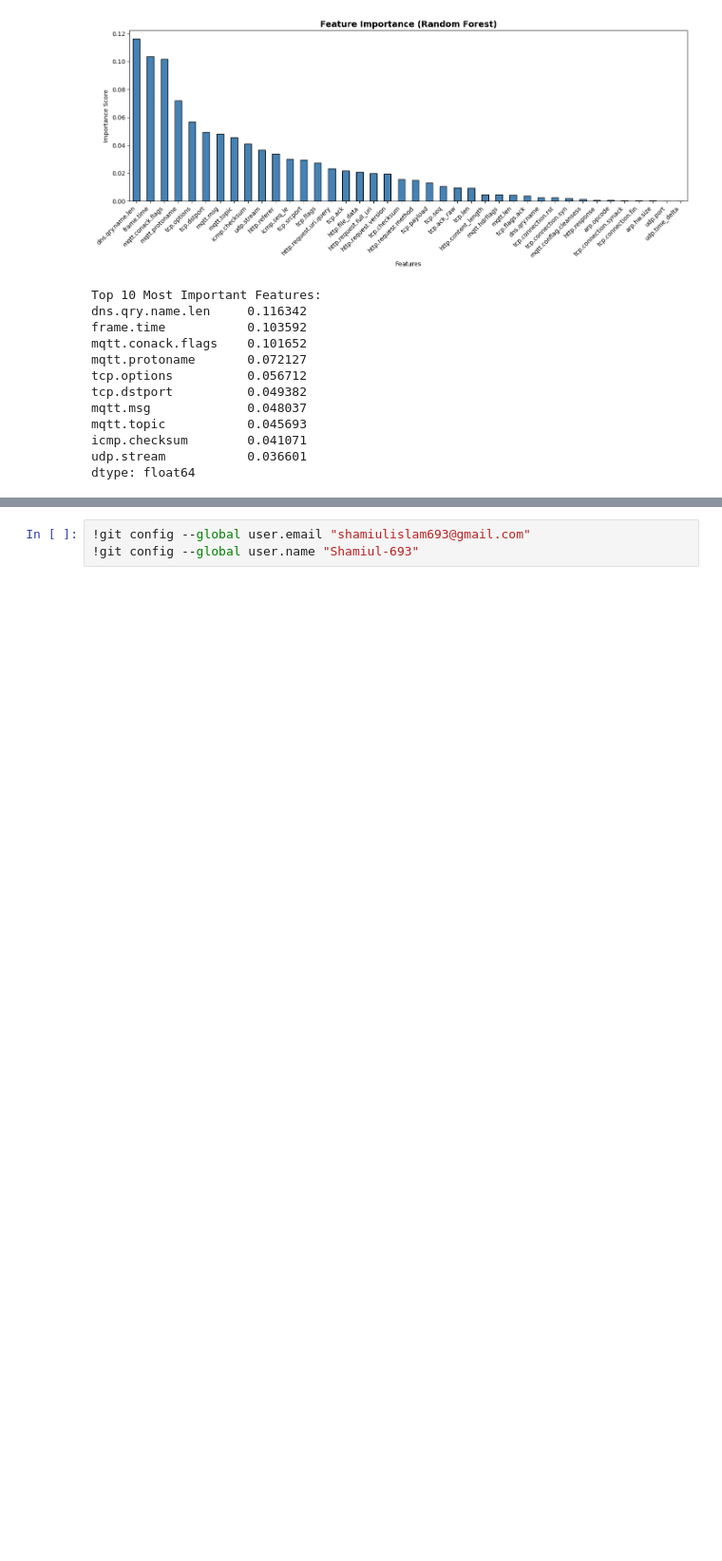
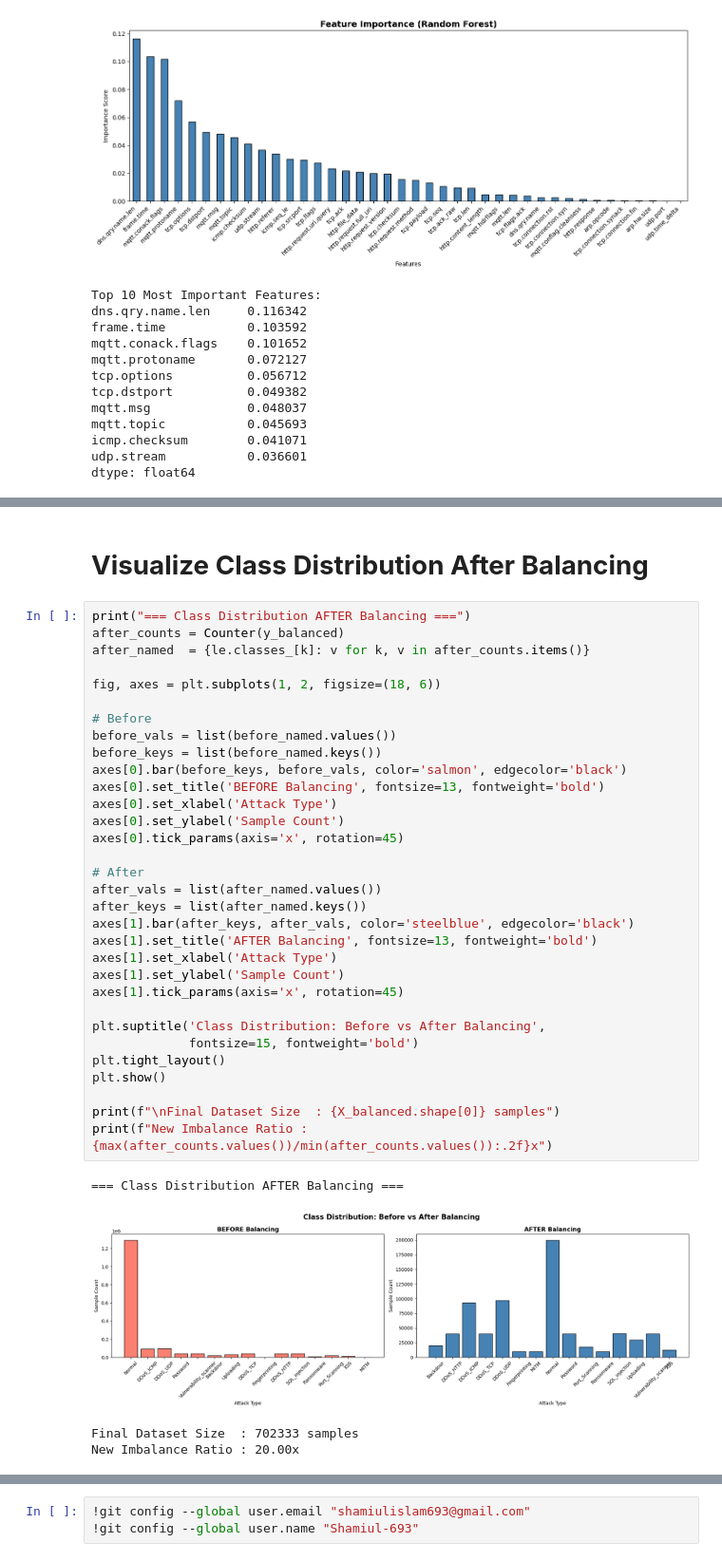
Before and after one commit to Shamiul-693/Robust-Federated-Learning-for-Adversarial-Attack-Detection-in-Resource-Constrained-IoT-Ecosystems, a Jupyter notebook: Robust_Federated_Learning_for_Adversarial_Attack_Detection_in_Resource_Constrained_IoT_Ecosystems_A_Privacy_Preserving_Framework_.ipynb, the cells around one changed output, grey strips where cells are left out. Shown at 95% size. Saved outputs shown, nothing was run; the diff lists cells and outputs as text; blank space fills up the shorter version.

```diff
--- a/Robust_Federated_Learning_for_Adversarial_Attack_Detection_in_Resource_Constrained_IoT_Ecosystems_A_Privacy_Preserving_Framework_.ipynb
+++ b/Robust_Federated_Learning_for_Adversarial_Attack_Detection_in_Resource_Constrained_IoT_Ecosystems_A_Privacy_Preserving_Framework_.ipynb
@@ -750,0 +832,39 @@ dtype: float64
+# %% [markdown]
+# **Visualize Class Distribution After Balancing**
+# %%
+print("=== Class Distribution AFTER Balancing ===")
+after_counts = Counter(y_balanced)
+after_named  = {le.classes_[k]: v for k, v in after_counts.items()}
+
+fig, axes = plt.subplots(1, 2, figsize=(18, 6))
+
+# Before
+before_vals = list(before_named.values())
+before_keys = list(before_named.keys())
+axes[0].bar(before_keys, before_vals, color='salmon', edgecolor='black')
+axes[0].set_title('BEFORE Balancing', fontsize=13, fontweight='bold')
+axes[0].set_xlabel('Attack Type')
+axes[0].set_ylabel('Sample Count')
+axes[0].tick_params(axis='x', rotation=45)
+
+# After
+after_vals = list(after_named.values())
+after_keys = list(after_named.keys())
+axes[1].bar(after_keys, after_vals, color='steelblue', edgecolor='black')
+axes[1].set_title('AFTER Balancing', fontsize=13, fontweight='bold')
+axes[1].set_xlabel('Attack Type')
+axes[1].set_ylabel('Sample Count')
+axes[1].tick_params(axis='x', rotation=45)
+
+plt.suptitle('Class Distribution: Before vs After Balancing',
+             fontsize=15, fontweight='bold')
+plt.tight_layout()
+plt.show()
+
+print(f"\nFinal Dataset Size  : {X_balanced.shape[0]} samples")
+print(f"New Imbalance Ratio : {max(after_counts.values())/min(after_counts.values()):.2f}x")
+# %% [output]
+=== Class Distribution AFTER Balancing ===
+[figure, added]
+Final Dataset Size  : 702333 samples
+New Imbalance Ratio : 20.00x
```
Also changed, not shown: parts of 14 cells of this notebook.
